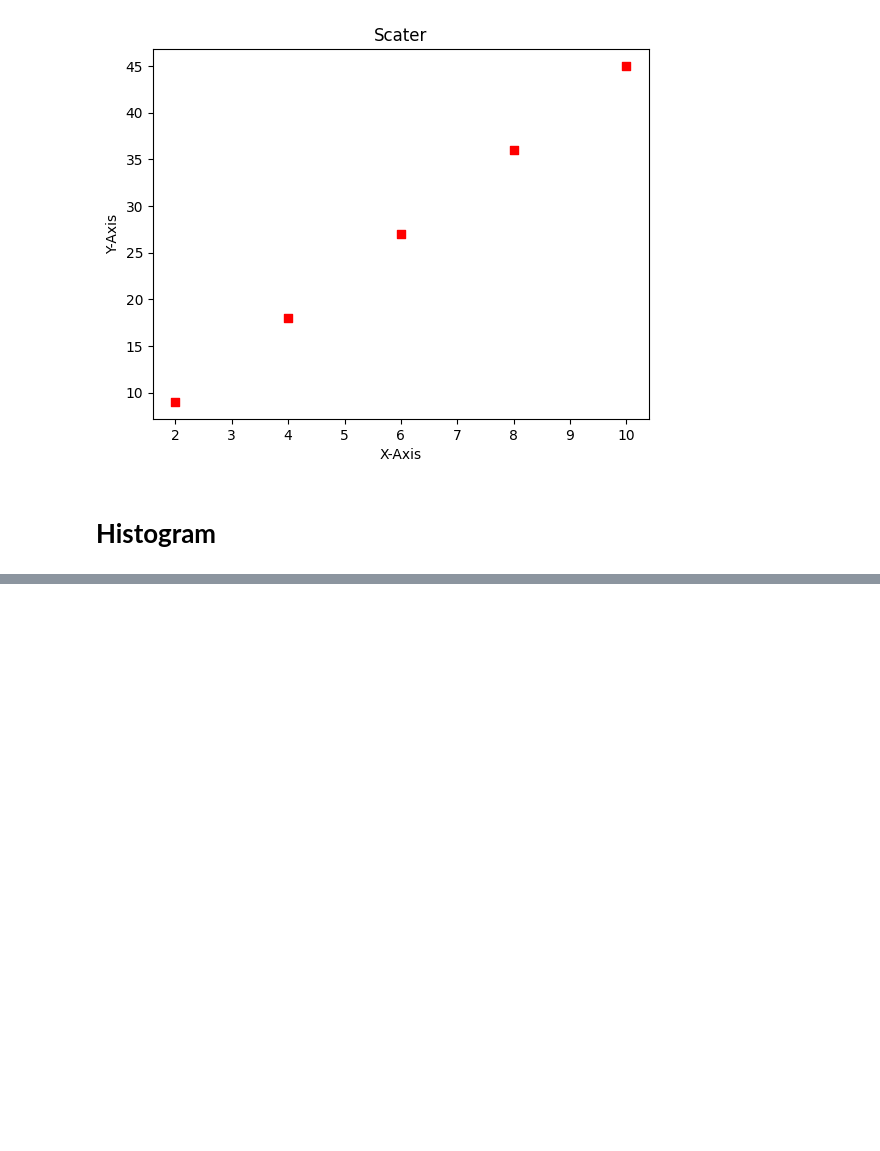
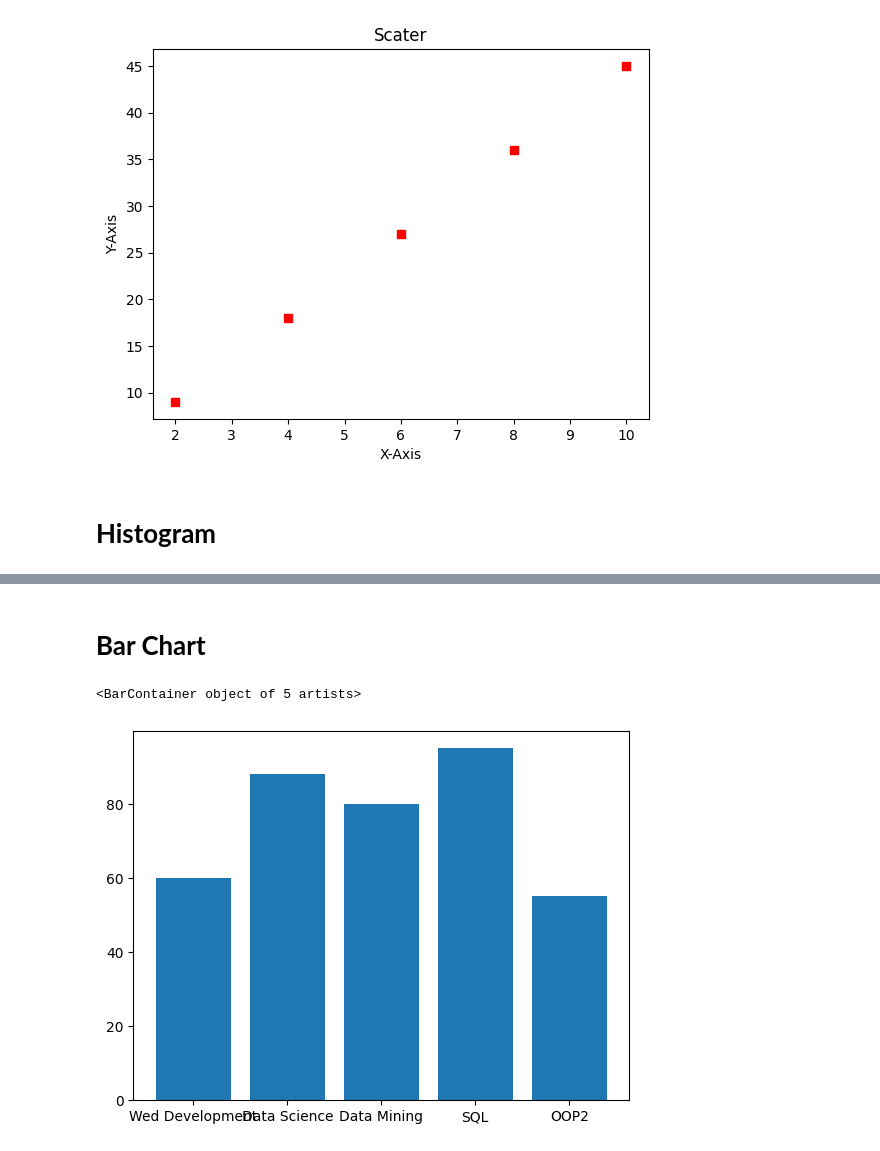
Before and after one commit to AbirHasanRawvy/Data-Analyst-BasicToAdvance, a Jupyter notebook: Paython/Class_26_Visualization.ipynb, the cells around one changed output, grey strips where cells are left out. Drawn from its saved outputs; the diff is of its cells as text; code cells hidden in the pictures; blank space fills up the shorter version.

Commit message:
Paython for data analyst.

```diff
--- a/Paython/Class_26_Visualization.ipynb
+++ b/Paython/Class_26_Visualization.ipynb
@@ -39,0 +40,10 @@ plt.hist( marks, bins=10, edgecolor='white')
+# %% [markdown]
+# **Bar Chart**
+# %%
+subject = ['Wed Development', 'Data Science', 'Data Mining', 'SQL', 'OOP2']
+marks = [60, 88, 80, 95, 55]
+
+plt.bar(subject, marks)
+# %% [output]
+<BarContainer object of 5 artists>
+[figure, added]
```
Also changed, not shown: parts of 4 cells of this notebook.
